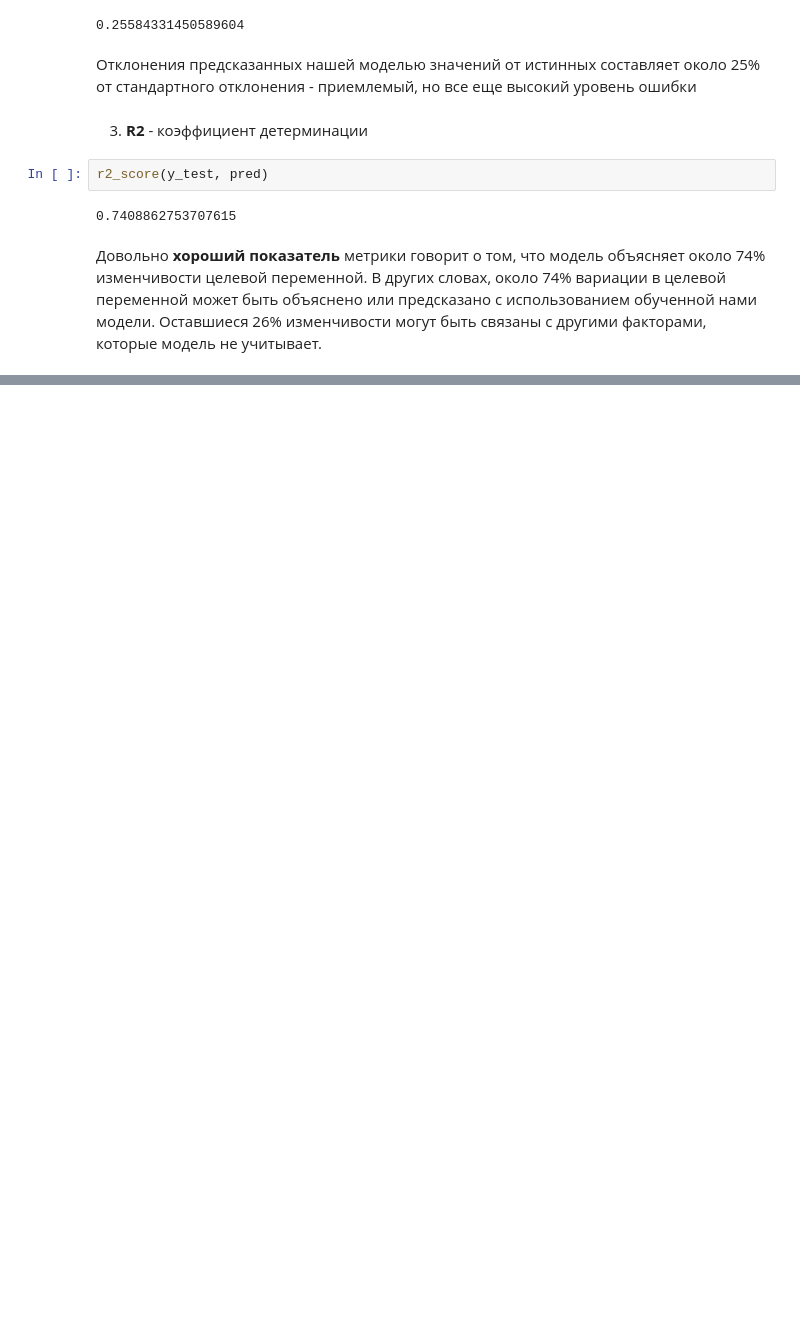
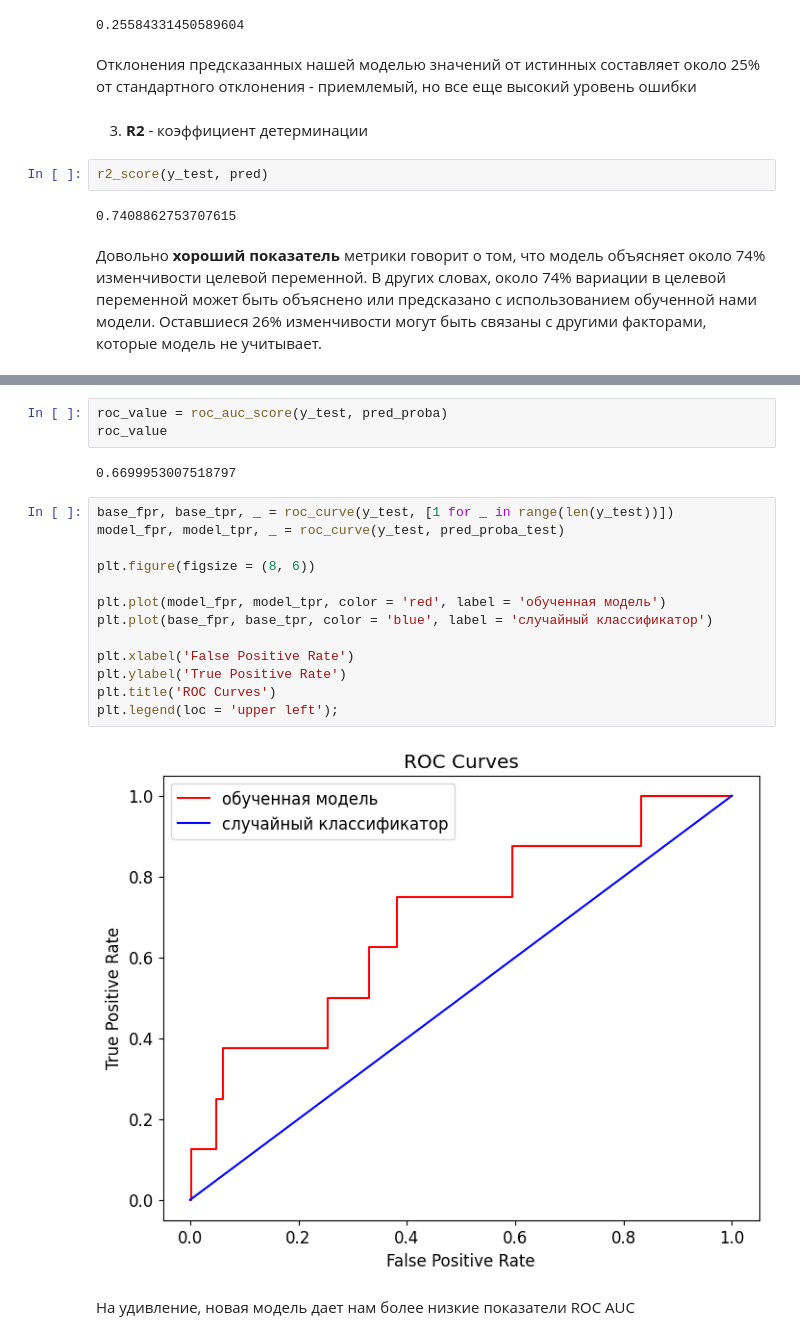
Before and after one commit to sardor014/project_andan_2023, a Jupyter notebook: ML.ipynb, the cells around one changed output, grey strips where cells are left out. Drawn from its saved outputs; the diff is of its cells as text; blank space fills up the shorter version.

```diff
--- a/ML.ipynb
+++ b/ML.ipynb
@@ -123,0 +357,22 @@ r2_score(y_test, pred)
+# %%
+roc_value = roc_auc_score(y_test, pred_proba)
+roc_value
+# %% [output]
+0.6699953007518797
+# %%
+base_fpr, base_tpr, _ = roc_curve(y_test, [1 for _ in range(len(y_test))])
+model_fpr, model_tpr, _ = roc_curve(y_test, pred_proba_test)
+
+plt.figure(figsize = (8, 6))
+
+plt.plot(model_fpr, model_tpr, color = 'red', label = 'обученная модель')
+plt.plot(base_fpr, base_tpr, color = 'blue', label = 'случайный классификатор')
+
+plt.xlabel('False Positive Rate')
+plt.ylabel('True Positive Rate')
+plt.title('ROC Curves')
+plt.legend(loc = 'upper left');
+# %% [output]
+[figure, added]
+# %% [markdown]
+На удивление, новая модель дает нам более низкие показатели ROC AUC
```
Also changed, not shown: parts of 47 cells of this notebook.
